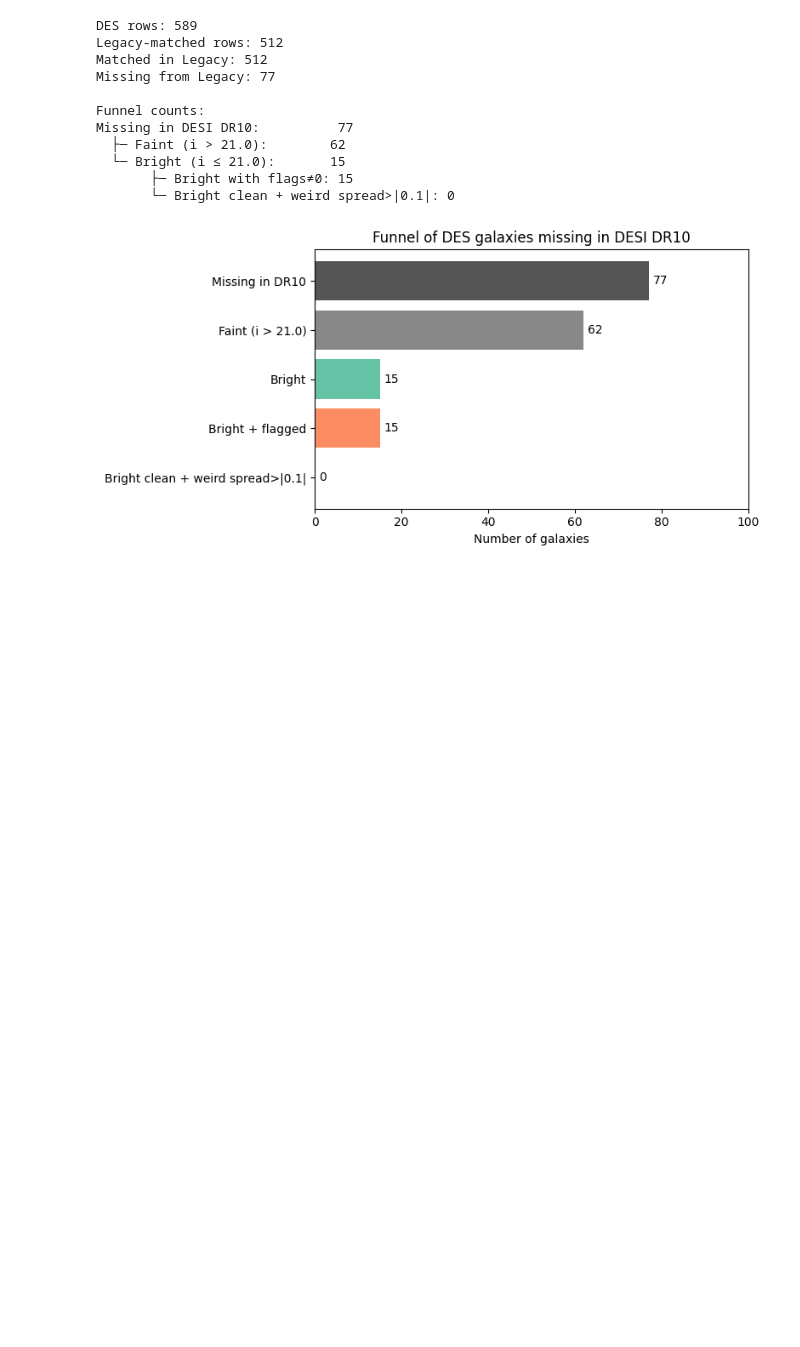
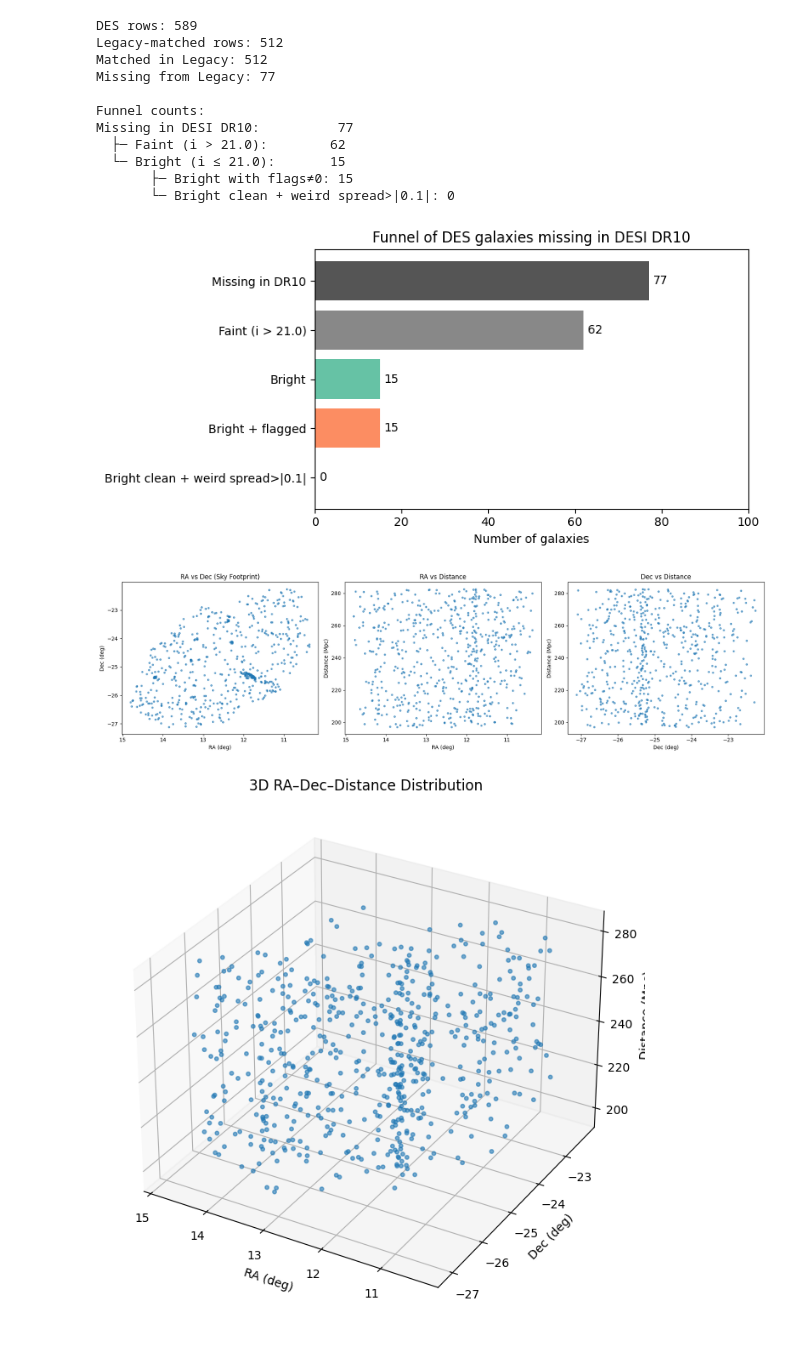
Before and after one commit to saatour/GW170817, a Jupyter notebook: Lum Function Colour Mag 3D Plot 22112025.ipynb, the cells around one changed output. Drawn from its saved outputs; the diff is of its cells as text; code cells hidden in the pictures; blank space fills up the shorter version.

```diff
--- a/Lum Function Colour Mag 3D Plot 22112025.ipynb
+++ b/Lum Function Colour Mag 3D Plot 22112025.ipynb
@@ -1672,3 +1753,72 @@ plt.tight_layout()
 plt.show()
 # %% [output]
 [figure]
+# %%
+import numpy as np
+import pandas as pd
+import matplotlib.pyplot as plt
+from astropy.cosmology import Planck18 as cosmo
+from mpl_toolkits.mplot3d import Axes3D
+
+# ----------------------------------------------------
+# 1. Load DES candidate sample
+# ----------------------------------------------------
+des = pd.read_csv("GW190814_candidates_90pct.csv")
+
+# ----------------------------------------------------
+# 2. Compute comoving distance (or luminosity distance)
+#    Mark does NOT care which distance measure, as long
+#    as it is consistent. Luminosity distance is fine.
+# ----------------------------------------------------
+DL = cosmo.luminosity_distance(des["dnf_z"]).to("Mpc").value  # in Mpc
+des["D_Mpc"] = DL
+
+# ----------------------------------------------------
+# 3. Create three 2D diagnostic plots
+# ----------------------------------------------------
+fig, axes = plt.subplots(1, 3, figsize=(18, 5))
+
+# Panel 1: RA vs Dec
+axes[0].scatter(des["ra"], des["dec"], s=10, alpha=0.6)
+axes[0].invert_xaxis()  # RA increases to the left on sky maps
+axes[0].set_xlabel("RA (deg)")
+axes[0].set_ylabel("Dec (deg)")
+axes[0].set_title("RA vs Dec (Sky Footprint)")
+
+# Panel 2: RA vs Distance
+axes[1].scatter(des["ra"], des["D_Mpc"], s=10, alpha=0.6)
+axes[1].invert_xaxis()
+axes[1].set_xlabel("RA (deg)")
+axes[1].set_ylabel("Distance (Mpc)")
+axes[1].set_title("RA vs Distance")
+
+# Panel 3: Dec vs Distance
+axes[2].scatter(des["dec"], des["D_Mpc"], s=10, alpha=0.6)
+axes[2].set_xlabel("Dec (deg)")
+axes[2].set_ylabel("Distance (Mpc)")
+axes[2].set_title("Dec vs Distance")
+
+plt.tight_layout()
+plt.show()
+
+# ----------------------------------------------------
+# 4. Optional: 3D Scatter Plot of RA–Dec–Distance
+# ----------------------------------------------------
+fig = plt.figure(figsize=(10, 8))
+ax = fig.add_subplot(111, projection='3d')
+
+ax.scatter(des["ra"], des["dec"], des["D_Mpc"],
+           s=10, alpha=0.6)
+
+ax.set_xlabel("RA (deg)")
+ax.set_ylabel("Dec (deg)")
+ax.set_zlabel("Distance (Mpc)")
+ax.set_title("3D RA–Dec–Distance Distribution")
+
+# optional: reverse RA so axes match usual sky conventions
+ax.invert_xaxis()
+
+plt.show()
+# %% [output]
+[figure, added]
+[figure, added]
```
Also changed, not shown: parts of 11 cells of this notebook.
